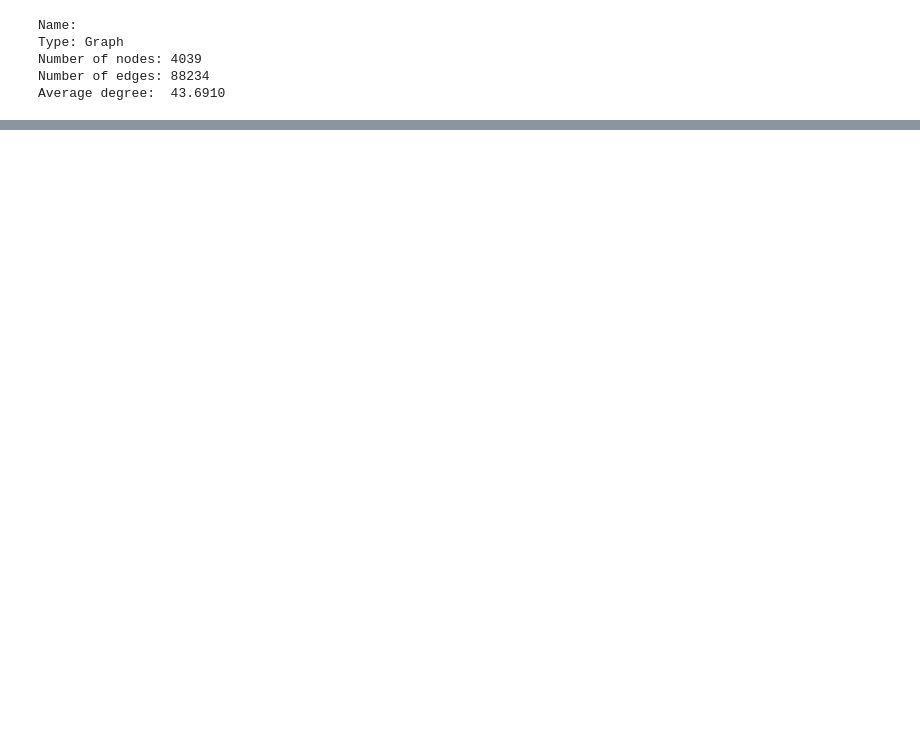
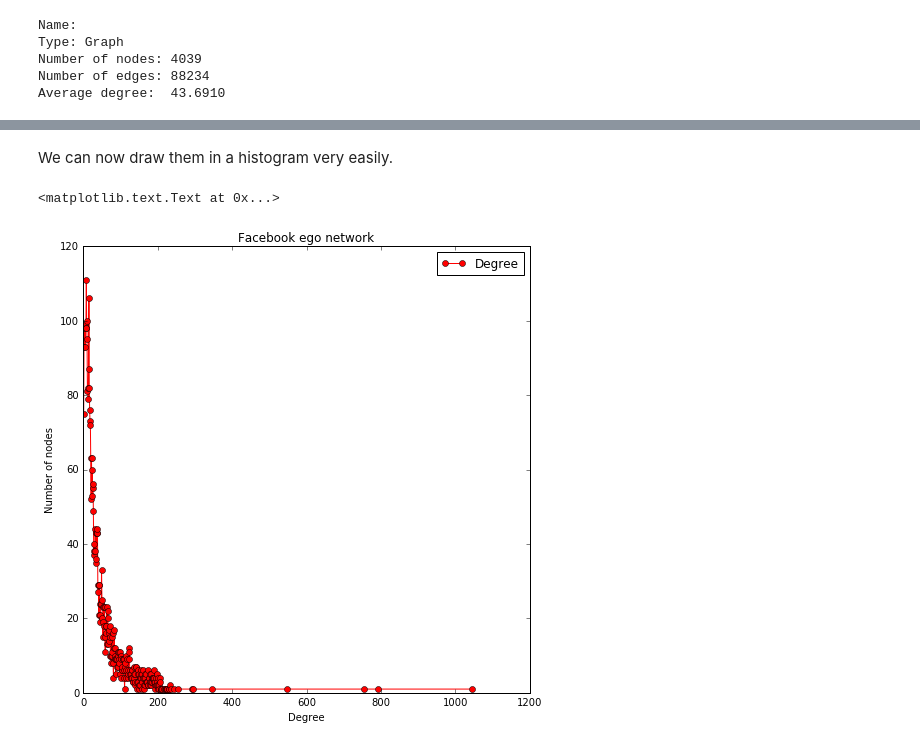
Before and after one commit to shaypal5/exploring_networks_with_python_intro, a Jupyter notebook: network_exploration_with_python.ipynb, the cells around one changed output, grey strips where cells are left out. Saved outputs shown, nothing was run; the diff lists cells and outputs as text; code cells hidden in the pictures; blank space fills up the shorter version.

```diff
--- a/network_exploration_with_python.ipynb
+++ b/network_exploration_with_python.ipynb
@@ -71,0 +86,16 @@ nx.draw_networkx(G, pos=spr_layout, with_labels=False, node_size=32)
+# %%
+degrees = g.degree() # dictionary node:degree
+# %% [markdown]
+We can now draw them in a histogram very easily.
+# %%
+deg_values = sorted(set(degrees.values()))
+deg_hist = [list(degrees.values()).count(x) for x in deg_values]
+plt.figure(figsize=(8,8))
+plt.plot(deg_values, deg_hist, 'ro-') # degree
+plt.legend(['Degree'])
+plt.xlabel('Degree')
+plt.ylabel('Number of nodes')
+plt.title('Facebook ego network')
+# %% [output]
+<matplotlib.text.Text at 0x...>
+[figure, added]
```
Also changed, not shown: parts of 24 cells of this notebook.
